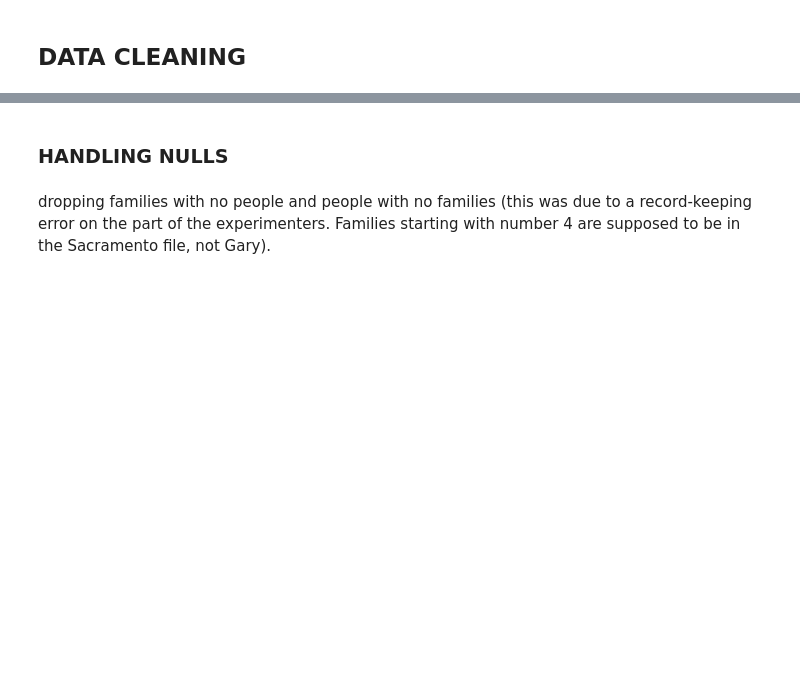
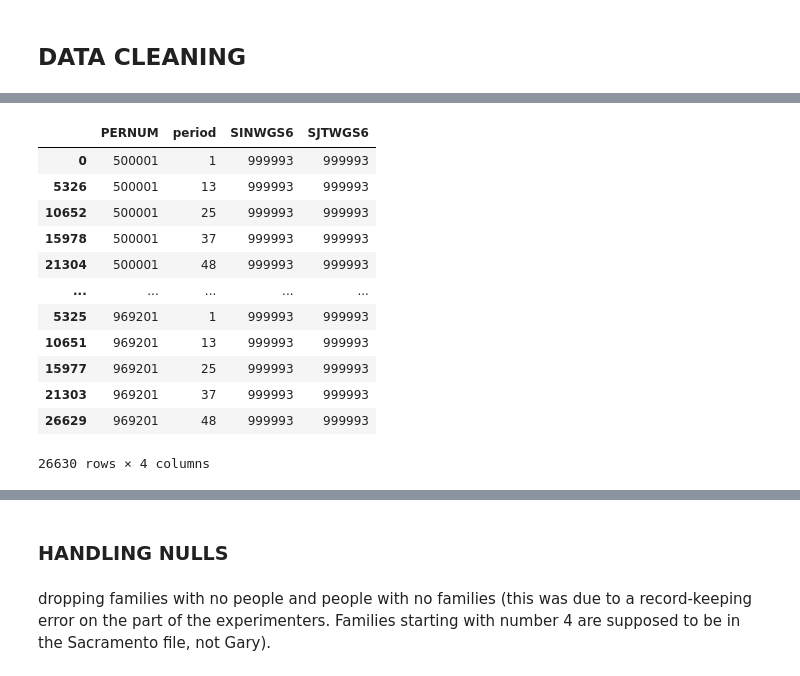
Before and after one commit to luke-swans0n/NIT, a Jupyter notebook: notebooks/NIT_CAPSTONE.ipynb, the cells around one changed output, grey strips where cells are left out. Saved outputs shown, nothing was run; the diff lists cells and outputs as text; code cells hidden in the pictures; blank space fills up the shorter version.

```diff
--- a/notebooks/NIT_CAPSTONE.ipynb
+++ b/notebooks/NIT_CAPSTONE.ipynb
@@ -219,0 +318,16 @@ plt.hist(gary_df['TREATLEV'])
+# %%
+long5.sort_values(by = ['PERNUM', 'period'])
+# %% [output]
+|  | PERNUM | period | SINWGS6 | SJTWGS6 |
+| 0 | 500001 | 1 | 999993 | 999993 |
+| 5326 | 500001 | 13 | 999993 | 999993 |
+| 10652 | 500001 | 25 | 999993 | 999993 |
+| 15978 | 500001 | 37 | 999993 | 999993 |
+| 21304 | 500001 | 48 | 999993 | 999993 |
+| ... | ... | ... | ... | ... |
+| 5325 | 969201 | 1 | 999993 | 999993 |
+| 10651 | 969201 | 13 | 999993 | 999993 |
+| 15977 | 969201 | 25 | 999993 | 999993 |
+| 21303 | 969201 | 37 | 999993 | 999993 |
+| 26629 | 969201 | 48 | 999993 | 999993 |
+26630 rows × 4 columns
```
Also changed, not shown: parts of 33 cells of this notebook, 3 other files.
